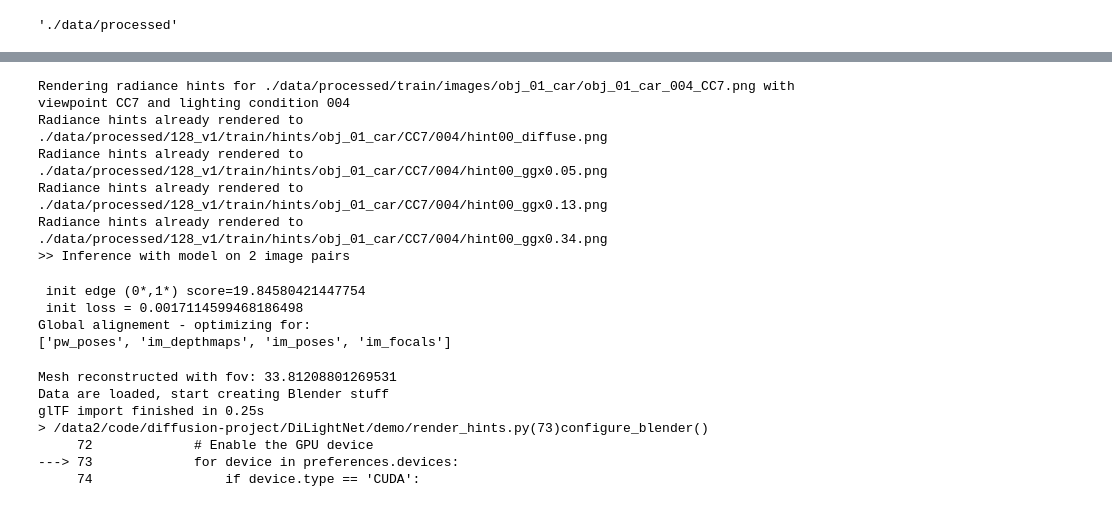
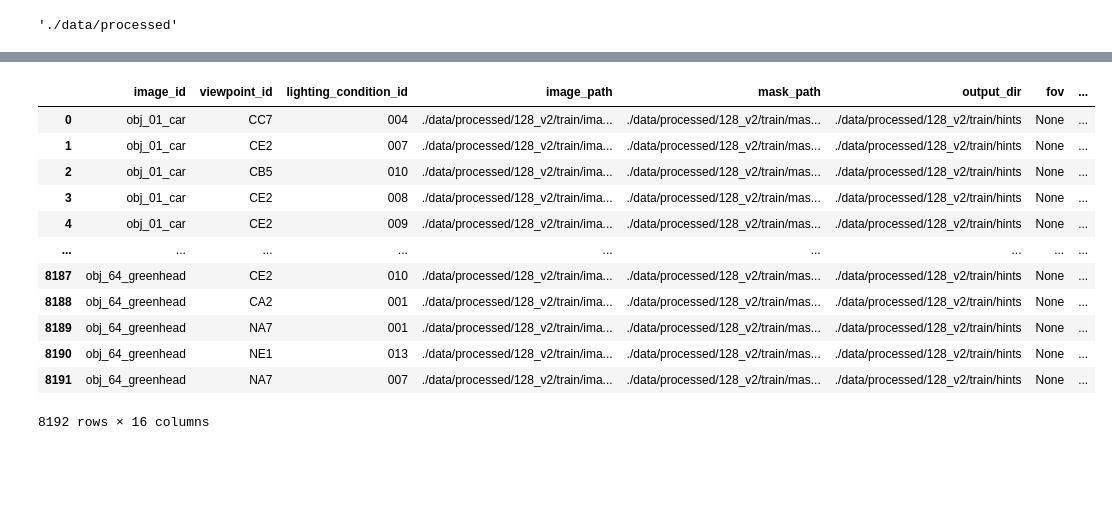
Before and after one commit to yym0329/diffusion-project, a Jupyter notebook: step_by_step.ipynb, the cells around one changed output, grey strips where cells are left out. Drawn from its saved outputs; the diff is of its cells as text; code cells hidden in the pictures; blank space fills up the shorter version.

```diff
--- a/step_by_step.ipynb
+++ b/step_by_step.ipynb
@@ -19,13 +20,13 @@ from typing import List, Dict
 from tqdm import tqdm
 # %%
 dataset_def = DataSetDefinition(
-    processed_dir_suffix="128_v1"
+    processed_dir_suffix="128_v2"
 )
 # %%
 dataset_def.processed_data_root_dir
 # %% [output]
 './data/processed'
 # %%
-step2_split = dataset_def.step2_dict_generator()
+step2_split = dataset_def.step2_dict_generator(with_radiance_hint=True)
 # %%
-train_split = step2_split["train"]
+train_split = step2_split["train"]; test_split = step2_split["eval"]
@@ -50,20 +33,18 @@ easy_dict
-# %%
-radiance_result = utils_gpu.elem_generate_hint(train_split[0])
-# %% [output]
-Rendering radiance hints for ./data/processed/train/images/obj_01_car/obj_01_car_004_CC7.png with viewpoint CC7 and lighting condition 004
-Radiance hints already rendered to ./data/processed/128_v1/train/hints/obj_01_car/CC7/004/hint00_diffuse.png
-Radiance hints already rendered to ./data/processed/128_v1/train/hints/obj_01_car/CC7/004/hint00_ggx0.05.png
-Radiance hints already rendered to ./data/processed/128_v1/train/hints/obj_01_car/CC7/004/hint00_ggx0.13.png
-Radiance hints already rendered to ./data/processed/128_v1/train/hints/obj_01_car/CC7/004/hint00_ggx0.34.png
->> Inference with model on 2 image pairs
- init edge (0*,1*) score=19.84580421447754
- init loss = 0.0017114599468186498
-Global alignement - optimizing for:
-['pw_poses', 'im_depthmaps', 'im_poses', 'im_focals']
-Mesh reconstructed with fov: 33.81208801269531
-Data are loaded, start creating Blender stuff
-glTF import finished in 0.25s
-> /data2/code/diffusion-project/DiLightNet/demo/render_hints.py(73)configure_blender()
-     72             # Enable the GPU device
----> 73             for device in preferences.devices:
-     74                 if device.type == 'CUDA':
+# %%
+train_split_df = pd.DataFrame(train_split); test_split_df = pd.DataFrame(test_split)
+# %%
+train_split_df
+# %% [output]
+|  | image_id | viewpoint_id | lighting_condition_id | image_path | mask_path | output_dir | fov | ... |
+| 0 | obj_01_car | CC7 | 004 | ./data/processed/128_v2/train/ima... | ./data/processed/128_v2/train/mas... | ./data/processed/128_v2/train/hints | None | ... |
+| 1 | obj_01_car | CE2 | 007 | ./data/processed/128_v2/train/ima... | ./data/processed/128_v2/train/mas... | ./data/processed/128_v2/train/hints | None | ... |
+| 2 | obj_01_car | CB5 | 010 | ./data/processed/128_v2/train/ima... | ./data/processed/128_v2/train/mas... | ./data/processed/128_v2/train/hints | None | ... |
+| 3 | obj_01_car | CE2 | 008 | ./data/processed/128_v2/train/ima... | ./data/processed/128_v2/train/mas... | ./data/processed/128_v2/train/hints | None | ... |
+| 4 | obj_01_car | CE2 | 009 | ./data/processed/128_v2/train/ima... | ./data/processed/128_v2/train/mas... | ./data/processed/128_v2/train/hints | None | ... |
+| ... | ... | ... | ... | ... | ... | ... | ... | ... |
+| 8187 | obj_64_greenhead | CE2 | 010 | ./data/processed/128_v2/train/ima... | ./data/processed/128_v2/train/mas... | ./data/processed/128_v2/train/hints | None | ... |
+| 8188 | obj_64_greenhead | CA2 | 001 | ./data/processed/128_v2/train/ima... | ./data/processed/128_v2/train/mas... | ./data/processed/128_v2/train/hints | None | ... |
+| 8189 | obj_64_greenhead | NA7 | 001 | ./data/processed/128_v2/train/ima... | ./data/processed/128_v2/train/mas... | ./data/processed/128_v2/train/hints | None | ... |
+| 8190 | obj_64_greenhead | NE1 | 013 | ./data/processed/128_v2/train/ima... | ./data/processed/128_v2/train/mas... | ./data/processed/128_v2/train/hints | None | ... |
+| 8191 | obj_64_greenhead | NA7 | 007 | ./data/processed/128_v2/train/ima... | ./data/processed/128_v2/train/mas... | ./data/processed/128_v2/train/hints | None | ... |
+8192 rows × 16 columns
```
Also changed, not shown: parts of 11 cells of this notebook, 3 other files.
